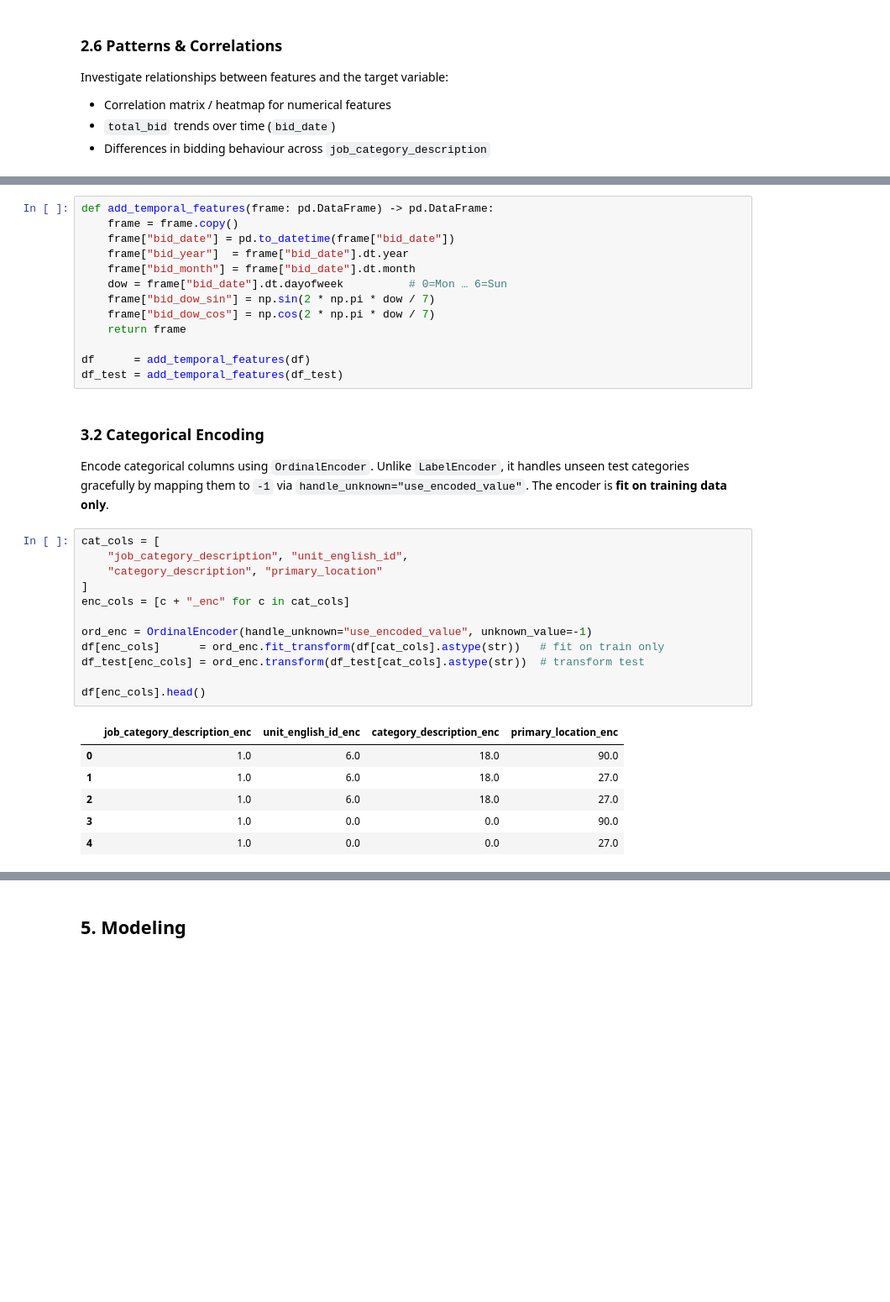
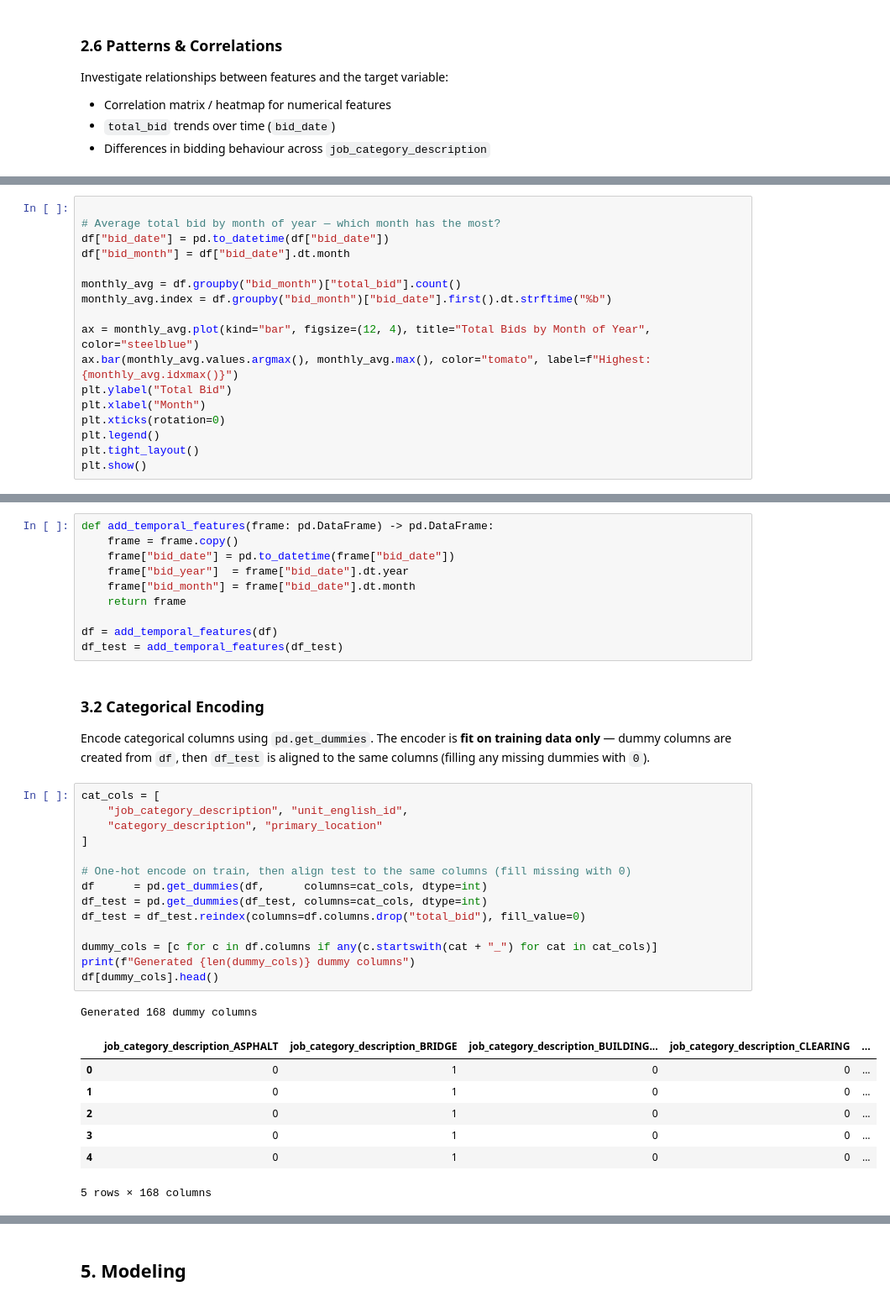
Before and after one commit to IamDalemark/ml-laboratories, a Jupyter notebook: lab4/lab4-v1.ipynb, the cells around one changed output, grey strips where cells are left out. Shown at 84% size. Drawn from its saved outputs; the diff is of its cells as text; blank space fills up the shorter version.

```diff
--- a/lab4/lab4-v1.ipynb
+++ b/lab4/lab4-v1.ipynb
@@ -221,0 +208,17 @@ Name: total_bid, dtype: float64
+# %%
+
+# Average total bid by month of year — which month has the most?
+df["bid_date"] = pd.to_datetime(df["bid_date"])
+df["bid_month"] = df["bid_date"].dt.month
+
+monthly_avg = df.groupby("bid_month")["total_bid"].count()
+monthly_avg.index = df.groupby("bid_month")["bid_date"].first().dt.strftime("%b")
+
+ax = monthly_avg.plot(kind="bar", figsize=(12, 4), title="Total Bids by Month of Year", color="steelblue")
+ax.bar(monthly_avg.values.argmax(), monthly_avg.max(), color="tomato", label=f"Highest: {monthly_avg.idxmax()}")
+plt.ylabel("Total Bid")
+plt.xlabel("Month")
+plt.xticks(rotation=0)
+plt.legend()
+plt.tight_layout()
+plt.show()
@@ -236,36 +254,37 @@ def add_temporal_features(frame: pd.DataFrame) -> pd.DataFrame:
     frame["bid_date"] = pd.to_datetime(frame["bid_date"])
     frame["bid_year"]  = frame["bid_date"].dt.year
     frame["bid_month"] = frame["bid_date"].dt.month
-    dow = frame["bid_date"].dt.dayofweek          # 0=Mon … 6=Sun
-    frame["bid_dow_sin"] = np.sin(2 * np.pi * dow / 7)
-    frame["bid_dow_cos"] = np.cos(2 * np.pi * dow / 7)
     return frame
 
-df      = add_temporal_features(df)
+df = add_temporal_features(df)
 df_test = add_temporal_features(df_test)
 # %% [markdown]
 ### 3.2 Categorical Encoding
 
-Encode categorical columns using `OrdinalEncoder`. Unlike `LabelEncoder`, it handles unseen test categories gracefully by mapping them to `-1` via `handle_unknown="use_encoded_value"`. The encoder is **fit on training data only**.
+Encode categorical columns using `pd.get_dummies`. The encoder is **fit on training data only** — dummy columns are created from `df`, then `df_test` is aligned to the same columns (filling any missing dummies with `0`).
 # %%
 cat_cols = [
     "job_category_description", "unit_english_id",
     "category_description", "primary_location"
 ]
-enc_cols = [c + "_enc" for c in cat_cols]
 
-ord_enc = OrdinalEncoder(handle_unknown="use_encoded_value", unknown_value=-1)
-df[enc_cols]      = ord_enc.fit_transform(df[cat_cols].astype(str))   # fit on train only
-df_test[enc_cols] = ord_enc.transform(df_test[cat_cols].astype(str))  # transform test
+# One-hot encode on train, then align test to the same columns (fill missing with 0)
+df      = pd.get_dummies(df,      columns=cat_cols, dtype=int)
+df_test = pd.get_dummies(df_test, columns=cat_cols, dtype=int)
+df_test = df_test.reindex(columns=df.columns.drop("total_bid"), fill_value=0)
 
-df[enc_cols].head()
+dummy_cols = [c for c in df.columns if any(c.startswith(cat + "_") for cat in cat_cols)]
+print(f"Generated {len(dummy_cols)} dummy columns")
+df[dummy_cols].head()
 # %% [output]
+Generated 168 dummy columns
-|  | job_category_description_enc | unit_english_id_enc | category_description_enc | primary_location_enc |
-| 0 | 1.0 | 6.0 | 18.0 | 90.0 |
-| 1 | 1.0 | 6.0 | 18.0 | 27.0 |
-| 2 | 1.0 | 6.0 | 18.0 | 27.0 |
-| 3 | 1.0 | 0.0 | 0.0 | 90.0 |
-| 4 | 1.0 | 0.0 | 0.0 | 27.0 |
+|  | job_category_description_ASPHALT | job_category_description_BRIDGE | job_category_description_BUILDING... | job_category_description_CLEARING | ... |
+| 0 | 0 | 1 | 0 | 0 | ... |
+| 1 | 0 | 1 | 0 | 0 | ... |
+| 2 | 0 | 1 | 0 | 0 | ... |
+| 3 | 0 | 1 | 0 | 0 | ... |
+| 4 | 0 | 1 | 0 | 0 | ... |
+5 rows × 168 columns
 # %% [markdown]
 ## 4. Train / Validation Split & Scaling
 
```
Also changed, not shown: parts of 21 cells of this notebook, 2 other files.
